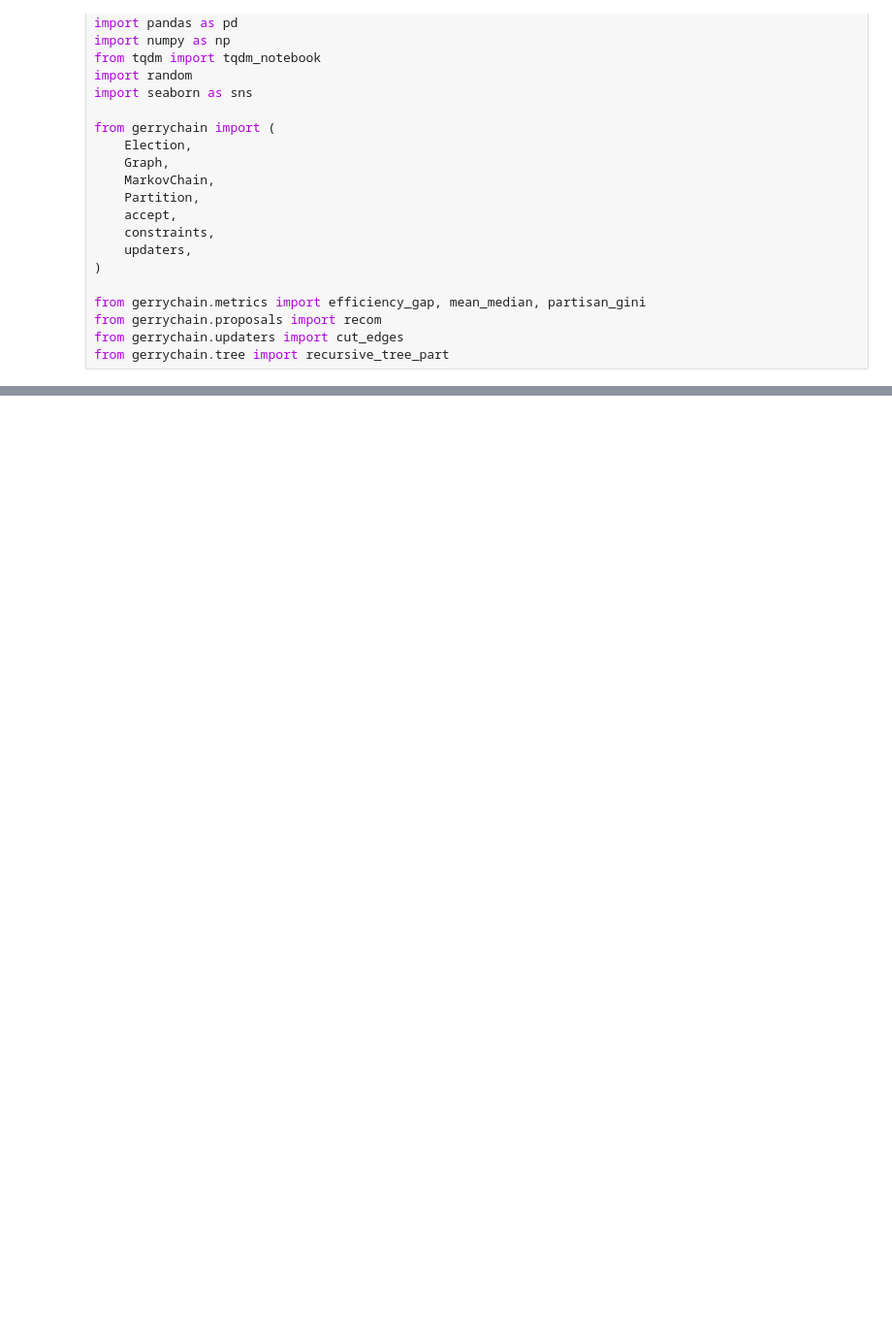
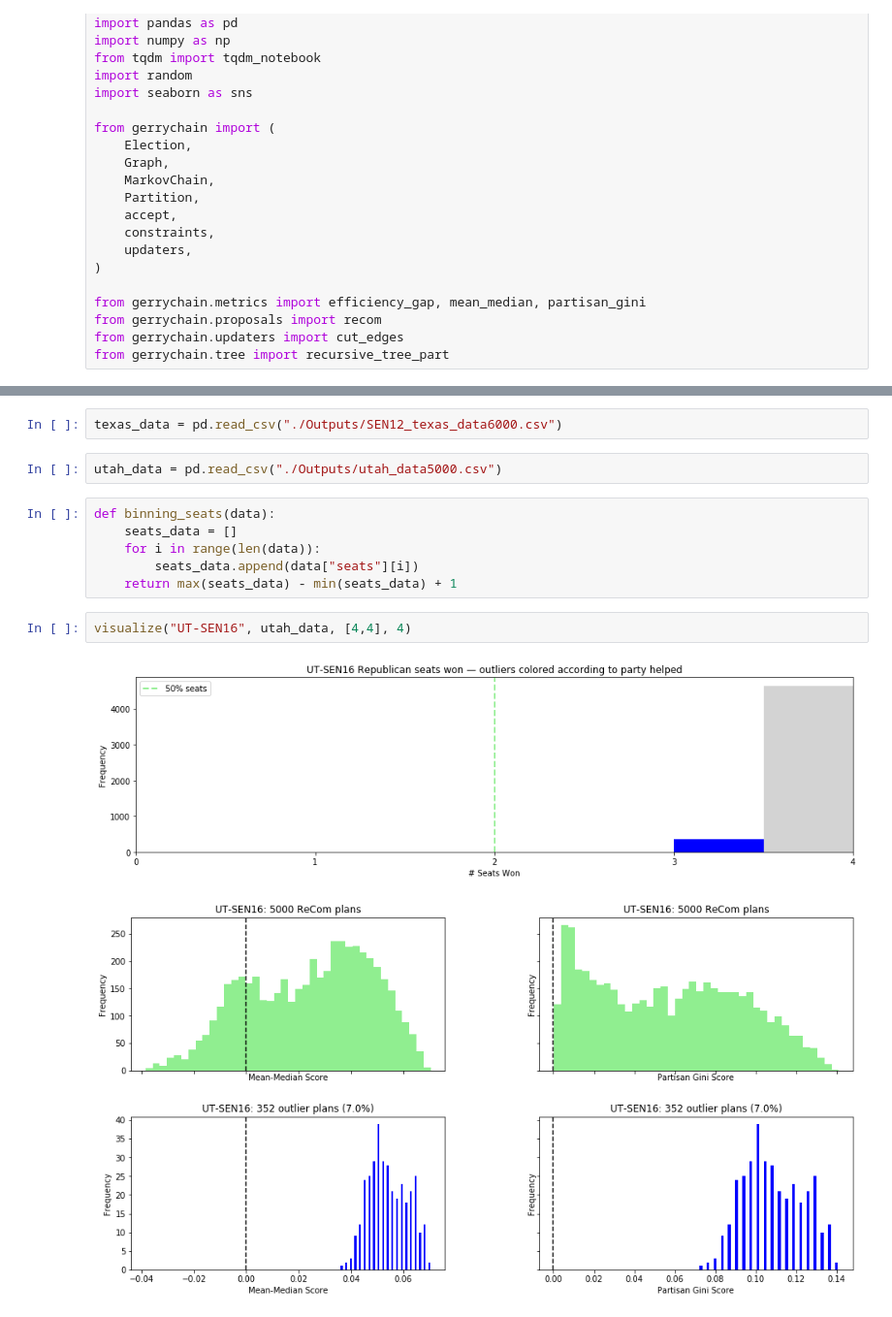
Before and after one commit to vrdi/Partisan-Metrics, a Jupyter notebook: Plots.ipynb, the cells around one changed output, grey strips where cells are left out. Shown at 97% size. Drawn from its saved outputs; the diff is of its cells as text; blank space fills up the shorter version.

```diff
--- a/Plots.ipynb
+++ b/Plots.ipynb
@@ -97,0 +155,15 @@ KeyError: '[27] not found in axis'
+# %%
+texas_data = pd.read_csv("./Outputs/SEN12_texas_data6000.csv")
+# %%
+utah_data = pd.read_csv("./Outputs/utah_data5000.csv")
+# %%
+def binning_seats(data):
+    seats_data = []
+    for i in range(len(data)):
+        seats_data.append(data["seats"][i])
+    return max(seats_data) - min(seats_data) + 1
+# %%
+visualize("UT-SEN16", utah_data, [4,4], 4)
+# %% [output]
+[figure, added]
+[figure, added]
```
Also changed, not shown: parts of 23 cells of this notebook, 2 other files.
